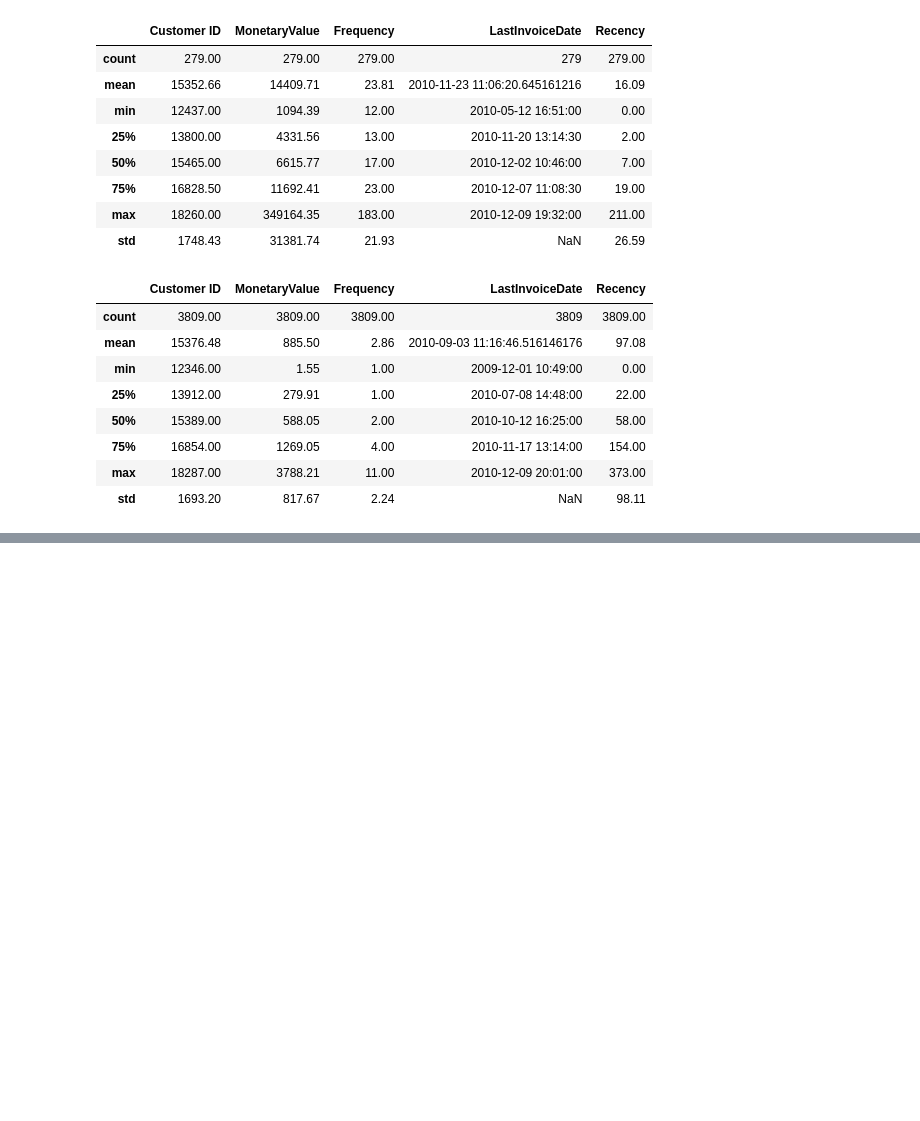
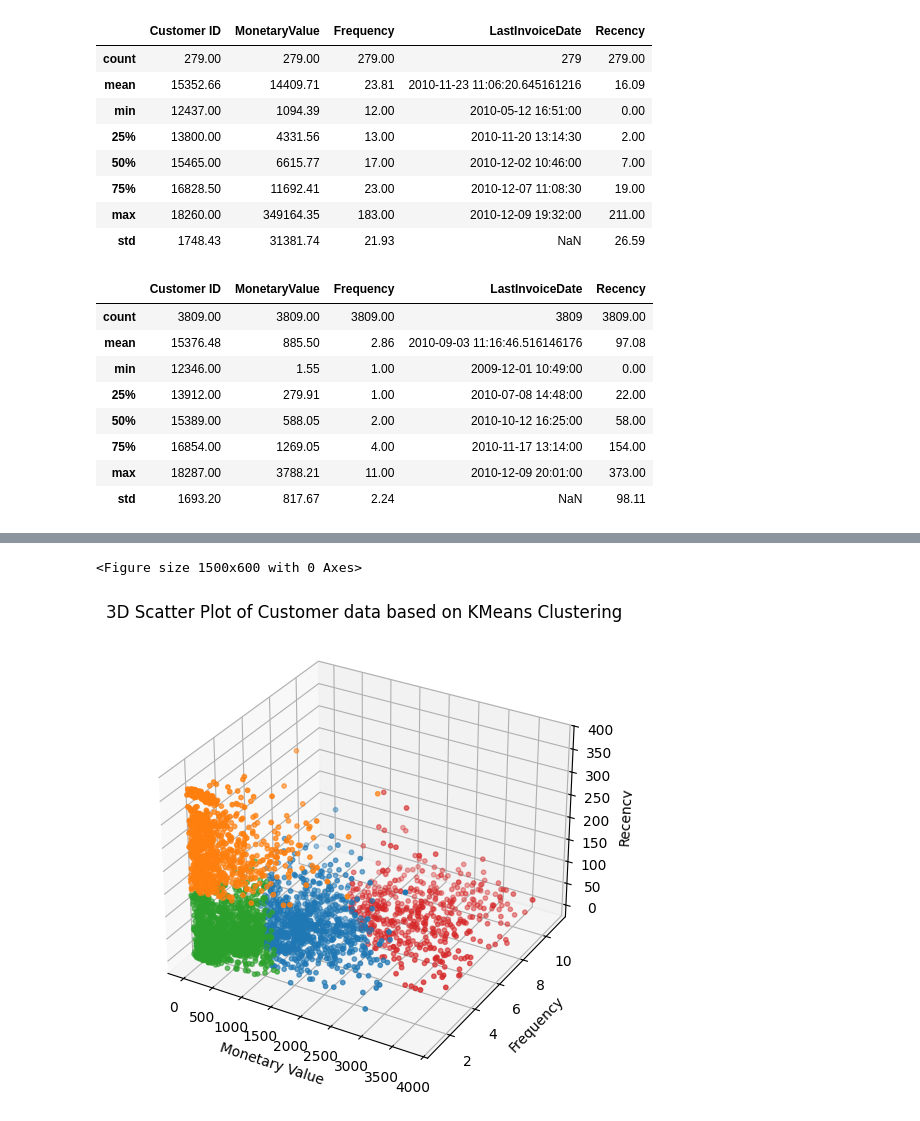
Before and after one commit to MehulSuthar-000/machine-learning-practice, a Jupyter notebook: kmeans_RFM_analysis.ipynb, the cells around one changed output, grey strips where cells are left out. Saved outputs shown, nothing was run; the diff lists cells and outputs as text; code cells hidden in the pictures; blank space fills up the shorter version.

```diff
--- a/kmeans_RFM_analysis.ipynb
+++ b/kmeans_RFM_analysis.ipynb
@@ -497,0 +604,6 @@ non_outlier_df.describe()
+# %%
+kmeans = KMeans(n_clusters=4, random_state=42, max_iter=1000)
+cluster_labels = kmeans.fit_predict(scaled_data)
+# %%
+non_outlier_df["Cluster"] = cluster_labels
+non_outlier_df
@@ -497,0 +628,40 @@ non_outlier_df.describe()
+# %%
+plt.figure(figsize=(15, 6))
+
+plot = px.scatter_3d(non_outlier_df, x="MonetaryValue", y="Frequency", z="Recency", color="Cluster", title="3D Scatter Plot", opacity=0.7, )
+plot.update_traces(marker=dict(size=3),
+                  selector=dict(mode='markers'))
+plot.show()
+# %% [output]
+<Figure size 1500x600 with 0 Axes>
+# %%
+clusters = {
+    0 : "#1f77b4", # blue
+    1 : "#ff7f0e", # orange
+    2 : "#2ca02c", # green
+    3 : "#d62728", # red
+}
+
+colors = non_outlier_df["Cluster"].map(clusters)
+
+fig = plt.figure(figsize=(15, 6))
+
+ax = fig.add_subplot(111, projection='3d')
+
+scatter = ax.scatter(
+    non_outlier_df["MonetaryValue"],
+    non_outlier_df["Frequency"],
+    non_outlier_df["Recency"],
+    c=colors,
+    marker='o',
+    s=10,)
+
+ax.set_xlabel('Monetary Value')
+ax.set_ylabel('Frequency')
+ax.set_zlabel('Recency')
+
+ax.set_title("3D Scatter Plot of Customer data based on KMeans Clustering")
+
+plt.show()
+# %% [output]
+[figure, added]
```
Also changed, not shown: parts of 12 cells of this notebook.
